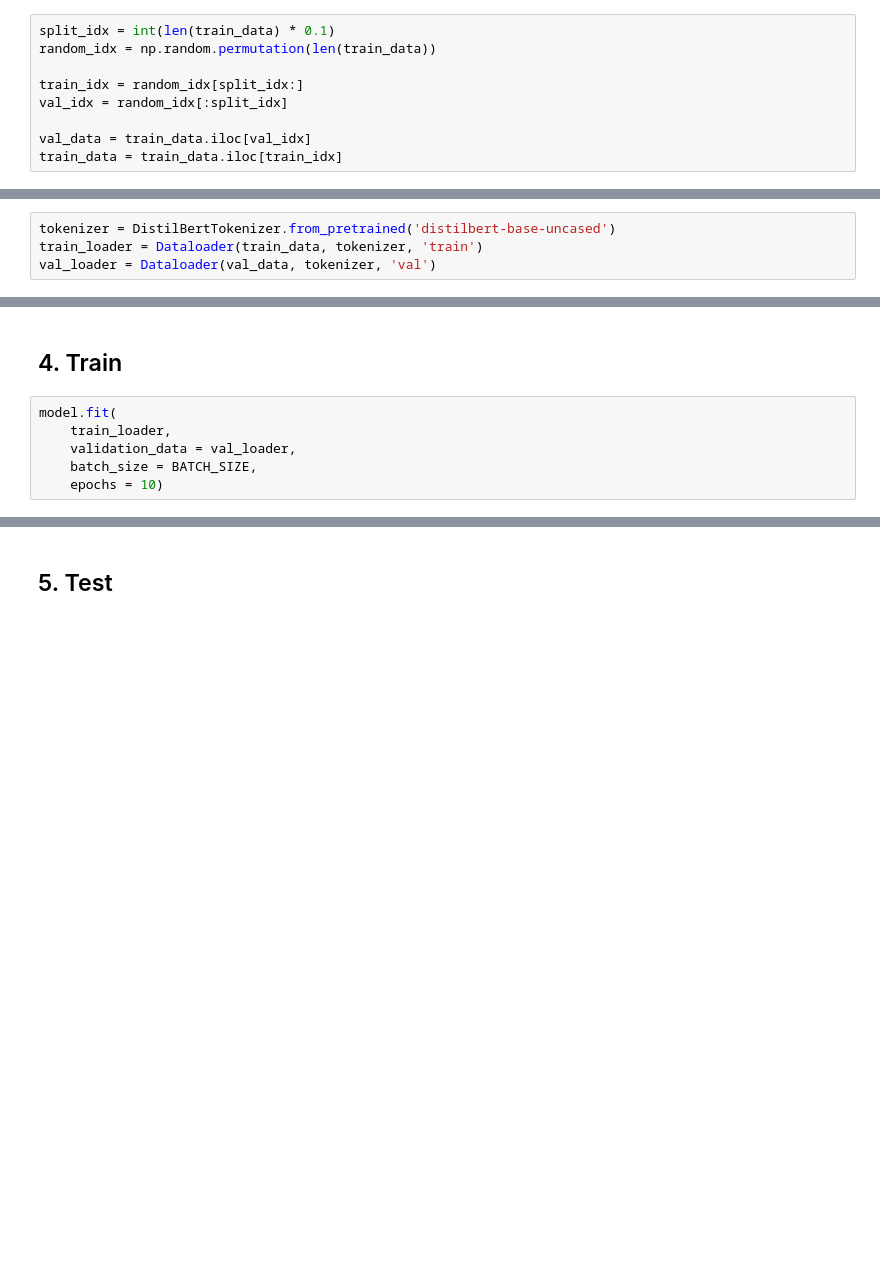
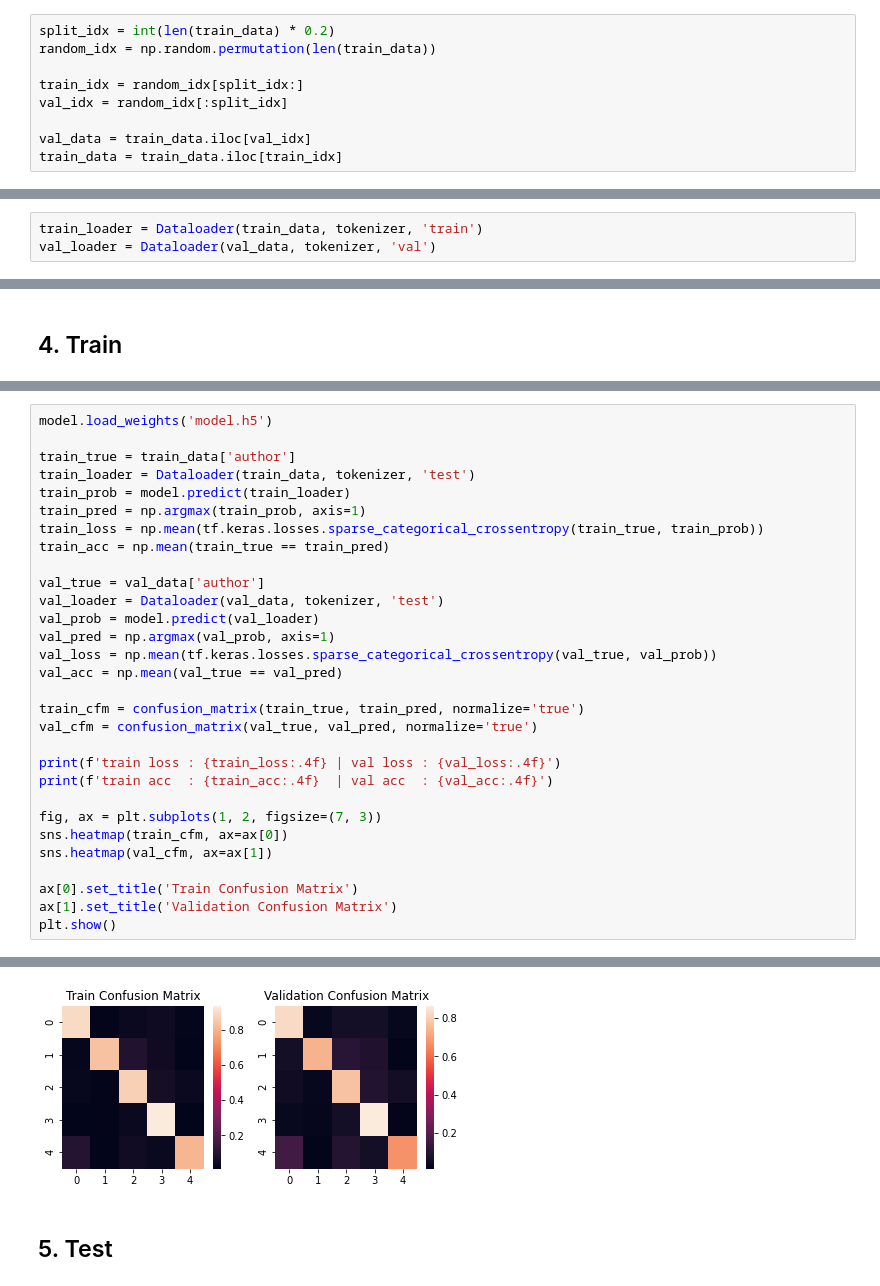
Before and after one commit to respect5716/Data_Science_Competition, a Jupyter notebook: Dacon/Writer_Classification.ipynb, the cells around one changed output, grey strips where cells are left out. Saved outputs shown, nothing was run; the diff lists cells and outputs as text; blank space fills up the shorter version.

```diff
--- a/Dacon/Writer_Classification.ipynb
+++ b/Dacon/Writer_Classification.ipynb
@@ -54,5 +143,5 @@ train_data.head()
 # %%
-split_idx = int(len(train_data) * 0.1)
+split_idx = int(len(train_data) * 0.2)
 random_idx = np.random.permutation(len(train_data))
 
 train_idx = random_idx[split_idx:]
@@ -96,5 +152,4 @@ class Dataloader(tf.keras.utils.Sequence):
 # %%
-tokenizer = DistilBertTokenizer.from_pretrained('distilbert-base-uncased')
 train_loader = Dataloader(train_data, tokenizer, 'train')
 val_loader = Dataloader(val_data, tokenizer, 'val')
 # %%
@@ -162,8 +336,2 @@ ________________________________________________________________________________
 # %% [markdown]
 ## 4. Train
-# %%
-model.fit(
-    train_loader,
-    validation_data = val_loader,
-    batch_size = BATCH_SIZE,
-    epochs = 10)
@@ -191,0 +370,31 @@ Epoch 10/10
+# %%
+model.load_weights('model.h5')
+
+train_true = train_data['author']
+train_loader = Dataloader(train_data, tokenizer, 'test')
+train_prob = model.predict(train_loader)
+train_pred = np.argmax(train_prob, axis=1)
+train_loss = np.mean(tf.keras.losses.sparse_categorical_crossentropy(train_true, train_prob))
+train_acc = np.mean(train_true == train_pred)
+
+val_true = val_data['author']
+val_loader = Dataloader(val_data, tokenizer, 'test')
+val_prob = model.predict(val_loader)
+val_pred = np.argmax(val_prob, axis=1)
+val_loss = np.mean(tf.keras.losses.sparse_categorical_crossentropy(val_true, val_prob))
+val_acc = np.mean(val_true == val_pred)
+
+train_cfm = confusion_matrix(train_true, train_pred, normalize='true')
+val_cfm = confusion_matrix(val_true, val_pred, normalize='true')
+
+print(f'train loss : {train_loss:.4f} | val loss : {val_loss:.4f}')
+print(f'train acc  : {train_acc:.4f}  | val acc  : {val_acc:.4f}')
+
+fig, ax = plt.subplots(1, 2, figsize=(7, 3))
+sns.heatmap(train_cfm, ax=ax[0])
+sns.heatmap(val_cfm, ax=ax[1])
+
+ax[0].set_title('Train Confusion Matrix')
+ax[1].set_title('Validation Confusion Matrix')
+plt.show()
+# %% [output]
@@ -192,3 +403,4 @@ Epoch 10/10
+[figure, added]
 # %% [markdown]
 ## 5. Test
 # %%
```
Also changed, not shown: parts of 25 cells of this notebook.
